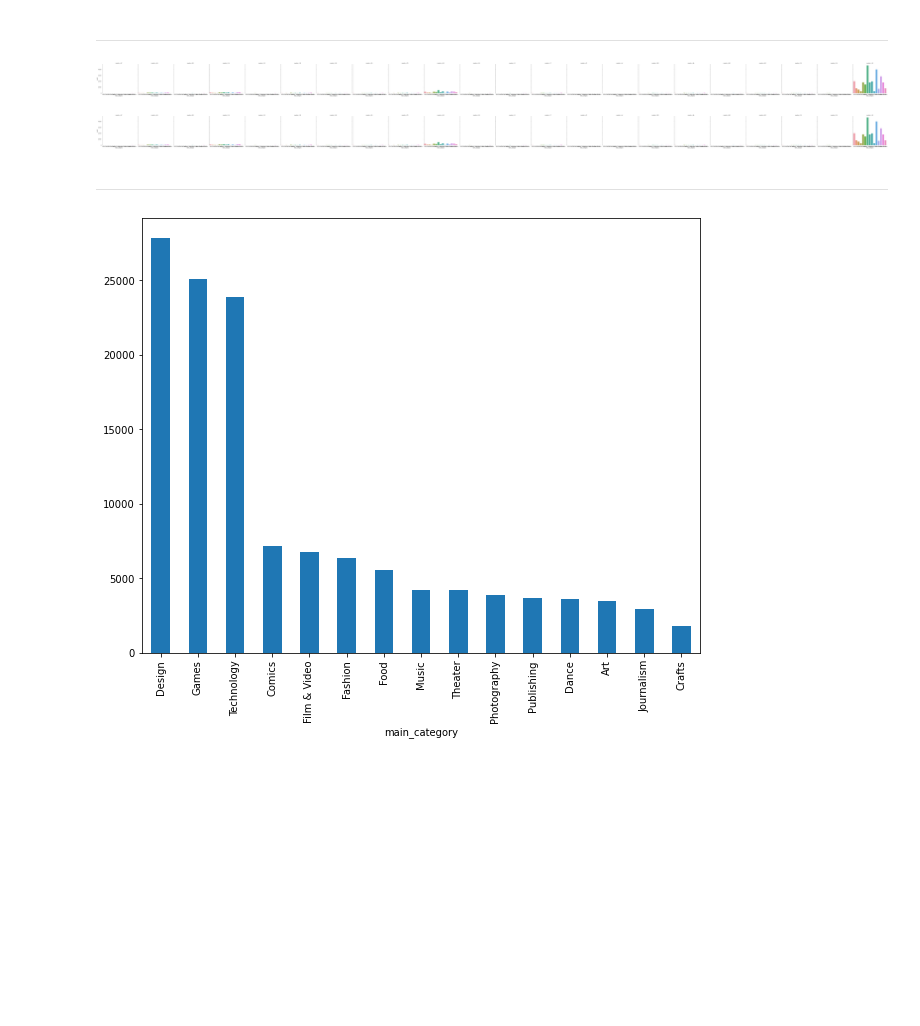
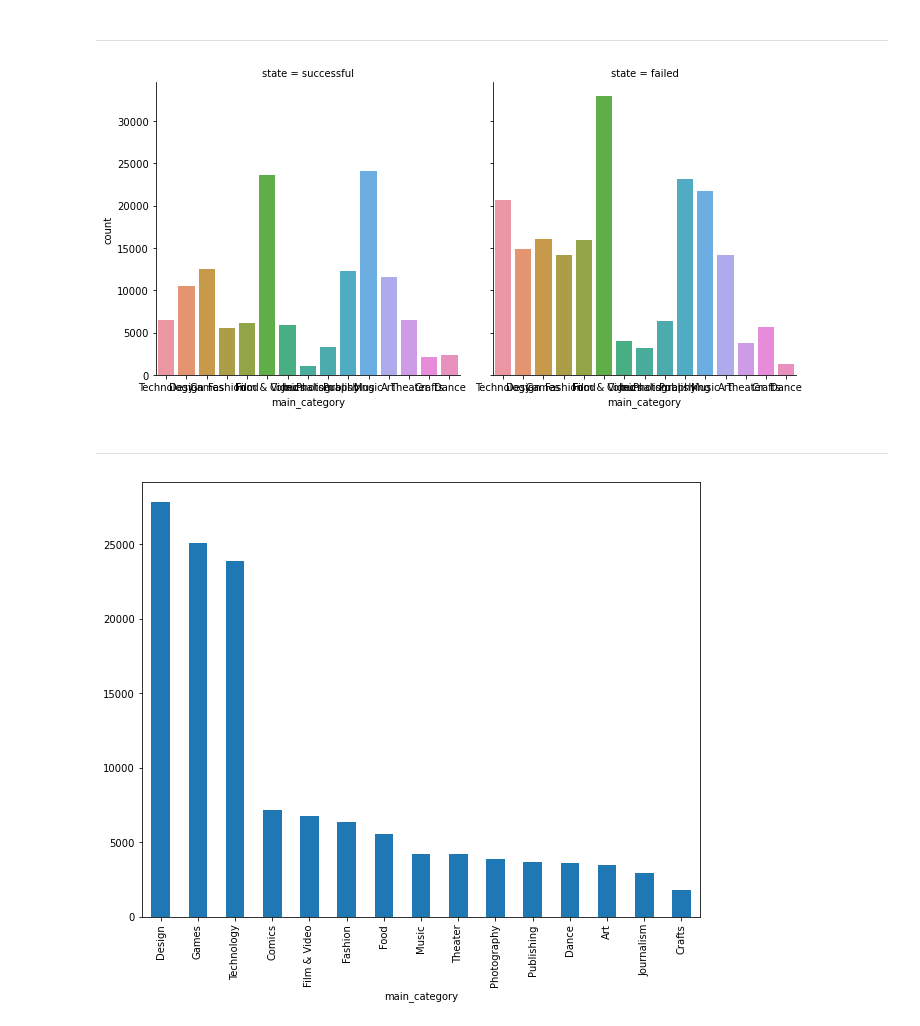
Before and after one commit to infoshareacademy/jdszr7-gold_diggers, a Jupyter notebook: python_projects/Kickstarter/project_code_jpt.ipynb, the cells around one changed output. Saved outputs shown, nothing was run; the diff lists cells and outputs as text; code cells hidden in the pictures; blank space fills up the shorter version.

Commit message:
ela development 20220627

```diff
--- a/python_projects/Kickstarter/project_code_jpt.ipynb
+++ b/python_projects/Kickstarter/project_code_jpt.ipynb
@@ -41,4 +39,5 @@ def aggregate_fun(df, agg_list:list, measure:str):
     #['country','main_category'] 'usd_pledged_real'
 # %%
 #Przypisanie do zmiennej zagregowanego data frame'u
-df_agg = aggregate_fun(df_clean, ['country','main_category'], 'usd_pledged_real')
+df_agg = aggregate_fun(df_clean, ['state','main_category'], 'usd_pledged_real')
+df_agg.head()
@@ -44,0 +51,9 @@ df_agg = aggregate_fun(df_clean, ['country','main_category'], 'usd_pledged_real'
+# %%
+#definicja development
+#funkcja sortująca
+def sorting_values(df_agg, value_by:str = 'mean', sorting_var:bool = False):
+    return df_agg.sort_values(by =value_by, ascending= sorting_var).reset_index()
+# %%
+#Przypisanie do zmiennej
+df_agg = sorting_values(df_agg)
+df_agg.head()
@@ -52,14 +74,12 @@ def barplot_2var(df, var1:str, var2:str, measure):
     #'country' 'main_category' 'count'
 # %%
 #definicja sprawdzenie
-barplot_2var(df_agg, 'country', 'main_category', 'count')
+barplot_2var(df_agg, 'state', 'main_category', 'count')
 # %% [output]
-[figure, old version]
+[figure, new version]
 # %%
 #Wywołanie z pliku pc
-pc.barplot_2var(df_agg, 'country', 'main_category', 'count')
+#pc.barplot_2var(df_agg, 'state', 'main_category', 'count')
-# %% [output]
-[figure, removed]
 # %% [markdown]
 ***
 # %%
```
Also changed, not shown: parts of 6 cells of this notebook, 2 other files.
